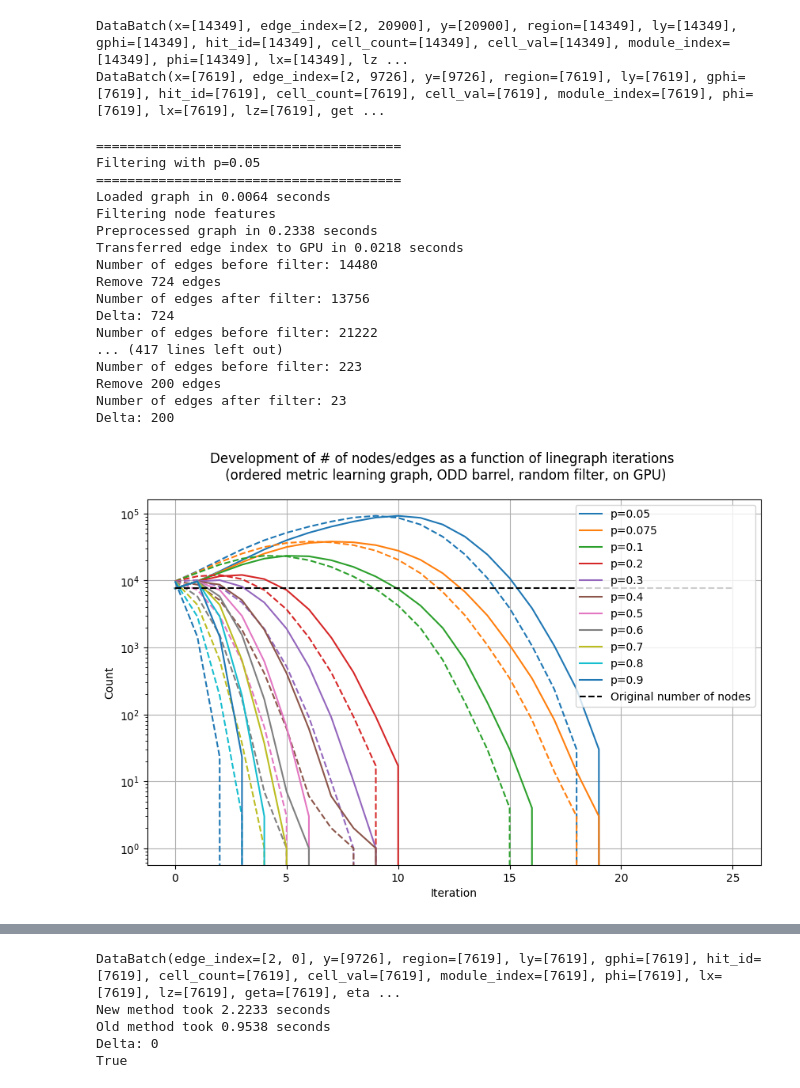
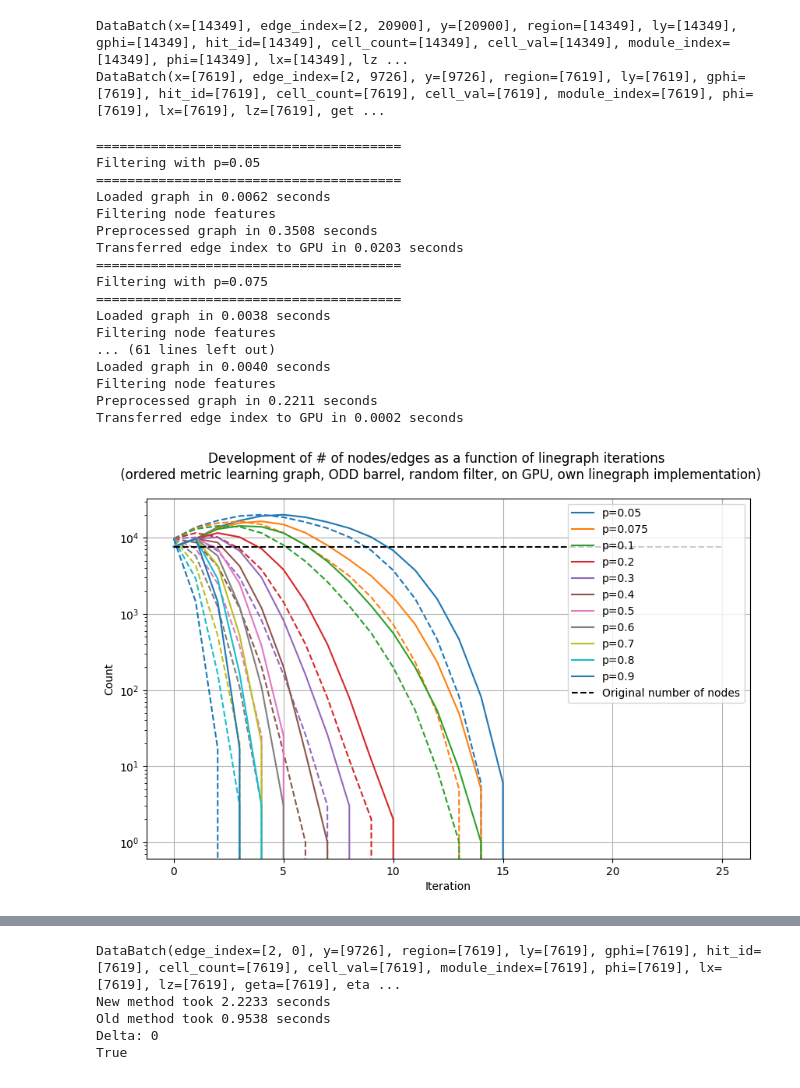
Before and after one commit to tkar-git/TrackletGraphs, a Jupyter notebook: testing_stuff/testing.ipynb, the cells around one changed output, grey strips where cells are left out. Saved outputs shown, nothing was run; the diff lists cells and outputs as text; code cells hidden in the pictures.

```diff
--- a/testing_stuff/testing.ipynb
+++ b/testing_stuff/testing.ipynb
@@ -453,36 +493,12 @@ from torch_geometric.data import Data
 from torch_geometric.transforms import LineGraph
 import pandas as pd
 
-def gpu_random_filter(graph,p):
-    '''
-    Randomly removes p percent of edges from the graph
-    Optimized for usage on GPU
-    '''
-
-    n_edges = graph.edge_index.shape[1]
-    remove_m_edges = int(n_edges*p)
-    if remove_m_edges == 0:
-        return graph
-
-    remove_indices = torch.randperm(n_edges,device=graph.edge_index.device)[:remove_m_edges]
-
-    mask = torch.ones(n_edges, dtype=torch.bool, device=graph.edge_index.device)
-    mask[remove_indices] = False
-
-    graph.edge_index = graph.edge_index[:,mask]
-    print('Number of edges before filter:',n_edges)
-    print(f'Remove {remove_m_edges} edges')
-    print('Number of edges after filter:',graph.edge_index.shape[1])
-    print('Delta:',n_edges-graph.edge_index.shape[1])
-
-    return graph
-
-save_as, res = "/home/mue/karres/git/TrackletGraphs/testing_stuff/plots/odd_barrel_linegraph_size_gpu.pdf", 500
+save_as, res = "/home/mue/karres/git/TrackletGraphs/testing_stuff/plots/odd_barrel_linegraph_size_own_linegraph.pdf", 500
 
 linegraph_trafo = LineGraph()
 
 fig, axs = plt.subplots(1,1, figsize=(10,6))
-fig.suptitle('Development of # of nodes/edges as a function of linegraph iterations \n (ordered metric learning graph, ODD barrel, random filter, on GPU)')
+fig.suptitle('Development of # of nodes/edges as a function of linegraph iterations \n (ordered metric learning graph, ODD barrel, random filter, on GPU, own linegraph implementation)')
 axs.set_xlabel('Iteration')
 axs.set_ylabel('Count')
 axs.set_yscale('log')
@@ -516,7 +532,7 @@ for p in probs:
     prep_end = time.perf_counter()
     print(f'Preprocessed graph in {prep_end-prep_start:.4f} seconds')
 
-    device = torch.device('cuda')
+    device = torch.device('cpu')
 
     transfer_start = time.perf_counter()
 
@@ -540,7 +556,9 @@ for p in probs:
             barrel_only_graph.edge_index = barrel_only_graph.edge_index.to(device)
 
         linegraph_start = time.perf_counter()
-        graph = linegraph_trafo(barrel_only_graph)
+        #graph = linegraph_trafo(barrel_only_graph)
+        graph = barrel_only_graph.clone()
+        graph.edge_index, graph.num_nodes = line_graph(graph.edge_index, graph.num_nodes)
         linegraph_end = time.perf_counter()
         graph = gpu_random_filter(graph, p=p)
         filter_end = time.perf_counter()
@@ -576,49 +594,49 @@ for p in probs:
         'num_iterations':iteration
     }
 
     for idx,t in enumerate(lg_times):
         time_data[f'linegraph_{idx+1}_time'] = t
     for idx,t in enumerate(f_times):
         time_data[f'filter_{idx+1}_time'] = t
     for idx,t in enumerate(u_times):
         time_data[f'update_{idx+1}_time'] = t
 
     times.append(time_data)
 
     plot = axs.plot(range(len(n_nodes)),n_nodes, label=f'p={p}')
     c = plot[0].get_color()
     axs.plot(range(len(n_edges)),n_edges, linestyle='--', color=c)
     axs.legend()
     plt.savefig(save_as, dpi=res)
     if 0.1 <= p <= 0.9:
-        torch.save(barrel_only_graph, f'/home/mue/karres/git/TrackletGraphs/testing_stuff/pyg_files/odd_barrel_p{int(p*100):02d}_full_linegraph.pyg')
+        torch.save(barrel_only_graph, f'/home/mue/karres/git/TrackletGraphs/testing_stuff/pyg_files/odd_barrel_p{int(p*100):02d}_own_linegraph.pyg')
 
 axs.hlines(metric_learning_graph.to('cpu').num_nodes, 0, 25, color='black', linestyles='--', label='Original number of nodes')
 axs.legend()
 plt.savefig(save_as, dpi=res)
 plt.show()
 
 df = pd.DataFrame(times)
-df.to_csv('/home/mue/karres/git/TrackletGraphs/testing_stuff/plots/odd_barrel_times_gpu.csv')
+df.to_csv('/home/mue/karres/git/TrackletGraphs/testing_stuff/plots/odd_barrel_times_own_linegraph.csv')
 # %% [output]
 =======================================
 Filtering with p=0.05
 =======================================
-Loaded graph in 0.0064 seconds
+Loaded graph in 0.0062 seconds
 Filtering node features
-Preprocessed graph in 0.2338 seconds
-Transferred edge index to GPU in 0.0218 seconds
-Number of edges before filter: 14480
-Remove 724 edges
-Number of edges after filter: 13756
-Delta: 724
-Number of edges before filter: 21222
-... (417 lines left out)
-Number of edges before filter: 223
-Remove 200 edges
-Number of edges after filter: 23
-Delta: 200
+Preprocessed graph in 0.3508 seconds
+Transferred edge index to GPU in 0.0203 seconds
+=======================================
+Filtering with p=0.075
+=======================================
+Loaded graph in 0.0038 seconds
+Filtering node features
+... (61 lines left out)
+Loaded graph in 0.0040 seconds
+Filtering node features
+Preprocessed graph in 0.2211 seconds
+Transferred edge index to GPU in 0.0002 seconds
-[figure, old version]
+[figure, new version]
 # %%
 import pandas as pd
 import matplotlib.pyplot as plt
```
Also changed, not shown: parts of 5 cells of this notebook.
